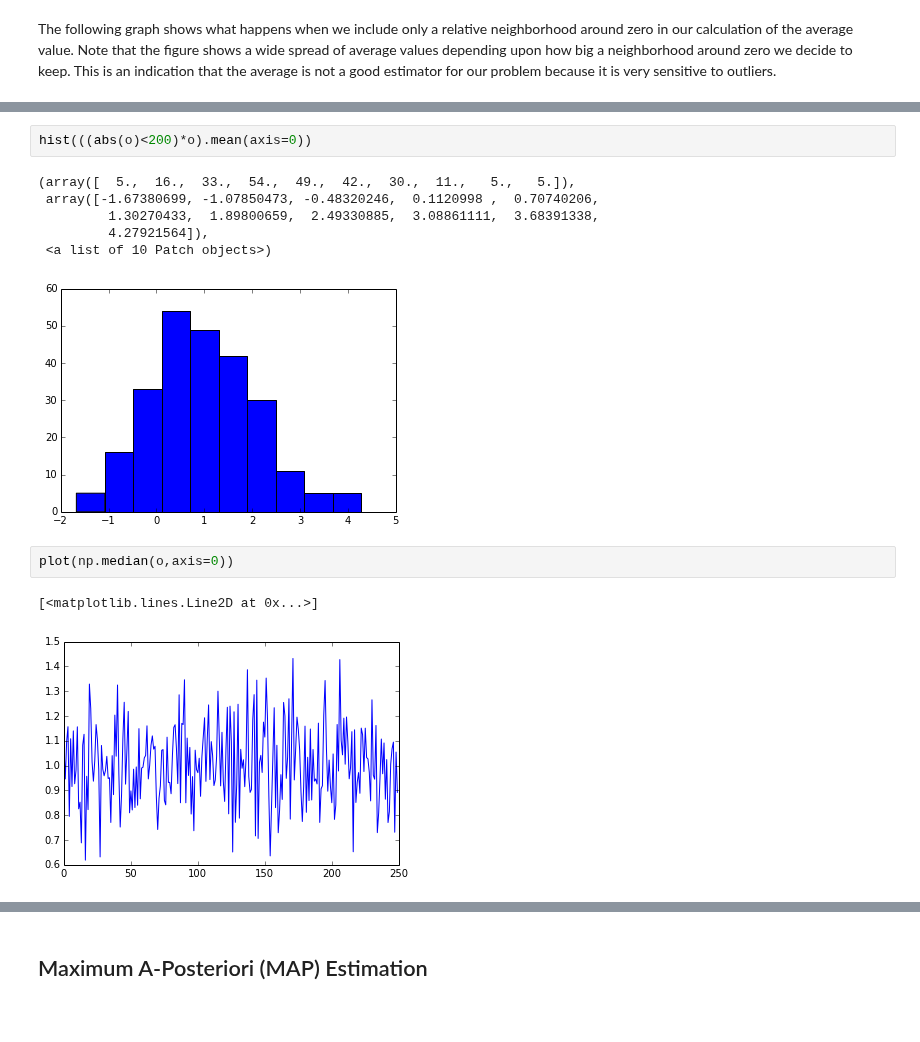
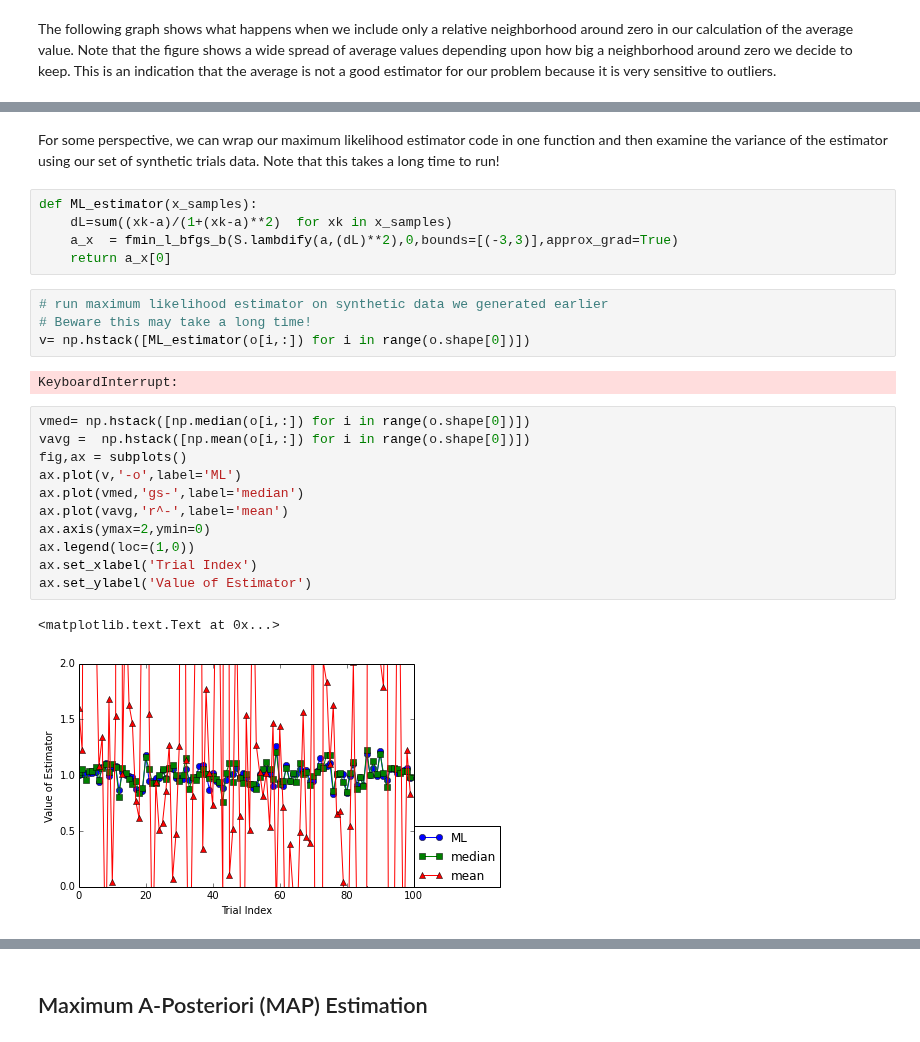
Before and after one commit to unpingco/Python-for-Signal-Processing, a Jupyter notebook: Lighthouse_problem.ipynb, the cells around one changed output, grey strips where cells are left out. Drawn from its saved outputs; the diff is of its cells as text; blank space fills up the shorter version.

```diff
--- a/Lighthouse_problem.ipynb
+++ b/Lighthouse_problem.ipynb
@@ -132,14 +133,27 @@ plot (range(100,10000,100),[o[np.where(abs(o)<i)].mean() for i in range(100,1000
-# %%
-hist(((abs(o)<200)*o).mean(axis=0))
-# %% [output]
-(array([  5.,  16.,  33.,  54.,  49.,  42.,  30.,  11.,   5.,   5.]),
- array([-1.67380699, -1.07850473, -0.48320246,  0.1120998 ,  0.70740206,
-         1.30270433,  1.89800659,  2.49330885,  3.08861111,  3.68391338,
-         4.27921564]),
- <a list of 10 Patch objects>)
-[figure, removed]
-# %%
-plot(np.median(o,axis=0))
-# %% [output]
-[<matplotlib.lines.Line2D at 0x...>]
-[figure, removed]
+# %% [markdown]
+For some perspective, we can wrap our maximum likelihood estimator code in one function and then examine the variance of the estimator using our set of synthetic trials data. Note that this takes a long time to run!
+# %%
+def ML_estimator(x_samples):
+    dL=sum((xk-a)/(1+(xk-a)**2)  for xk in x_samples)
+    a_x  = fmin_l_bfgs_b(S.lambdify(a,(dL)**2),0,bounds=[(-3,3)],approx_grad=True)
+    return a_x[0]
+# %%
+# run maximum likelihood estimator on synthetic data we generated earlier
+# Beware this may take a long time!
+v= np.hstack([ML_estimator(o[i,:]) for i in range(o.shape[0])])
+# %% [output]
+KeyboardInterrupt:
+# %%
+vmed= np.hstack([np.median(o[i,:]) for i in range(o.shape[0])])
+vavg =  np.hstack([np.mean(o[i,:]) for i in range(o.shape[0])])
+fig,ax = subplots()
+ax.plot(v,'-o',label='ML')
+ax.plot(vmed,'gs-',label='median')
+ax.plot(vavg,'r^-',label='mean')
+ax.axis(ymax=2,ymin=0)
+ax.legend(loc=(1,0))
+ax.set_xlabel('Trial Index')
+ax.set_ylabel('Value of Estimator')
+# %% [output]
+<matplotlib.text.Text at 0x...>
+[figure, added]
```
Also changed, not shown: parts of 8 cells of this notebook.
